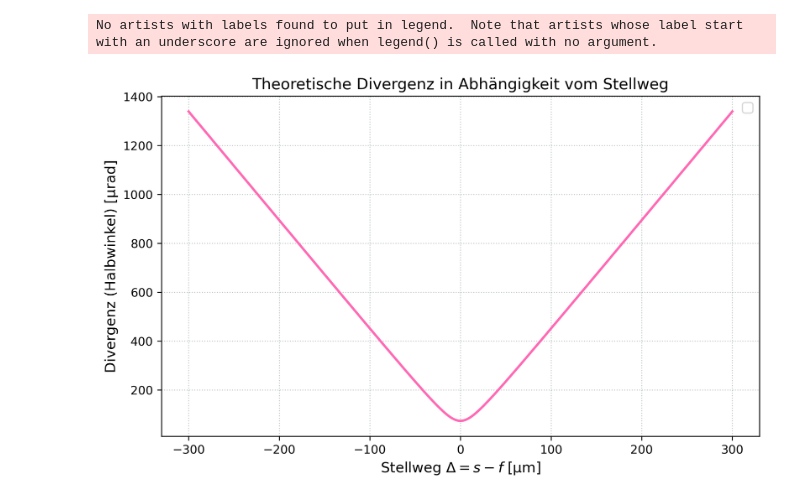
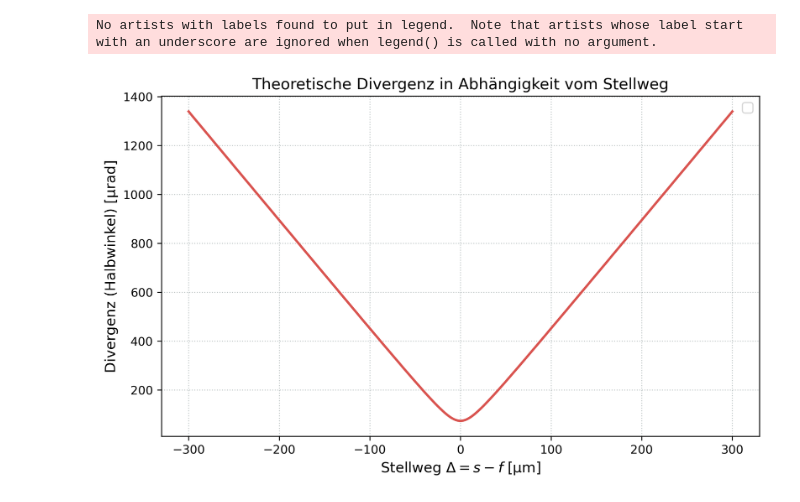
Before and after one commit to CodeTurtleT/lasercom-divergence-control, a Jupyter notebook: range_plots_ba.ipynb, the cells around one changed output. Saved outputs shown, nothing was run; the diff lists cells and outputs as text; code cells hidden in the pictures.

```diff
--- a/range_plots_ba.ipynb
+++ b/range_plots_ba.ipynb
@@ -48,35 +48,35 @@ delta = np.linspace(-300*1e-6, 300*1e-6, 1000)
 zR = np.pi * wf**2 / lam_eff
 
 def winkel(delta_wert, brennweite, wf, lam_eff, zR):
     # 1. Den Bruch berechnen
     term1 = lam_eff / (np.pi * brennweite * wf)
 
     # 2. Delta direkt einsetzen (kein -f mehr nötig!)
     theta = np.sqrt(delta_wert**2 + zR**2) * term1
 
     return theta
 
 # Berechnung durchführen
 theta_winkel = winkel(delta, f, wf, lam_eff, zR)
 
 plt.figure(figsize=(8, 5))
-plt.plot(delta * 1e6, theta_winkel * 1e6, color='hotpink', linewidth=2)
+plt.plot(delta * 1e6, theta_winkel * 1e6, color='#D9534F', linewidth=2)
 
 plt.xlabel('Stellweg $\Delta =s-f$ [µm]')
 plt.ylabel('Divergenz (Halbwinkel) [µrad]')
 plt.title('Theoretische Divergenz in Abhängigkeit vom Stellweg')
 #plt.axhspan(0, 1000, color='blue')
 #plt.grid(True, linestyle=':', alpha=0.7)
 
 # Eine kleine Markierung für das physikalische Minimum
 #plt.axvline(0, color='red', linestyle='--', alpha=0.5, label='Perfekter Fokus')
 plt.legend()
 
 plt.tight_layout()
 plt.show()
 # %% [output]
 No artists with labels found to put in legend.  Note that artists whose label start with an underscore are ignored when legend() is called with no argument.
-[figure, old version]
+[figure, new version]
 # %%
 #andere plots von paul
 #
```
Also changed, not shown: parts of 1 cell of this notebook, 1 other file.
